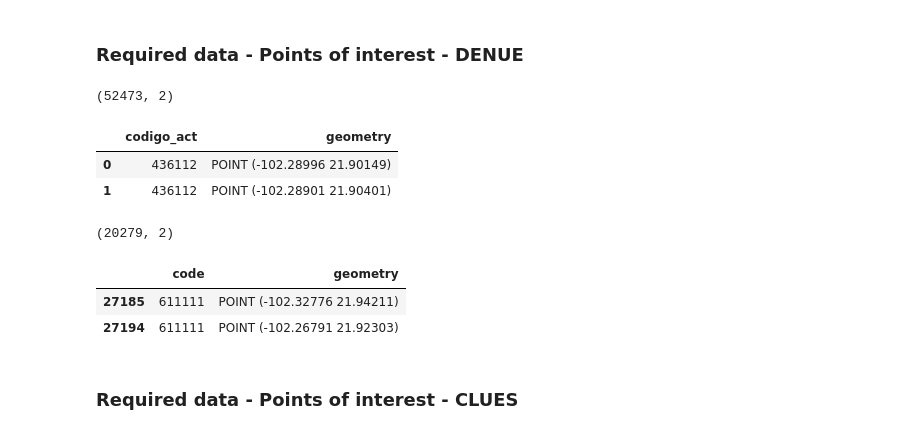
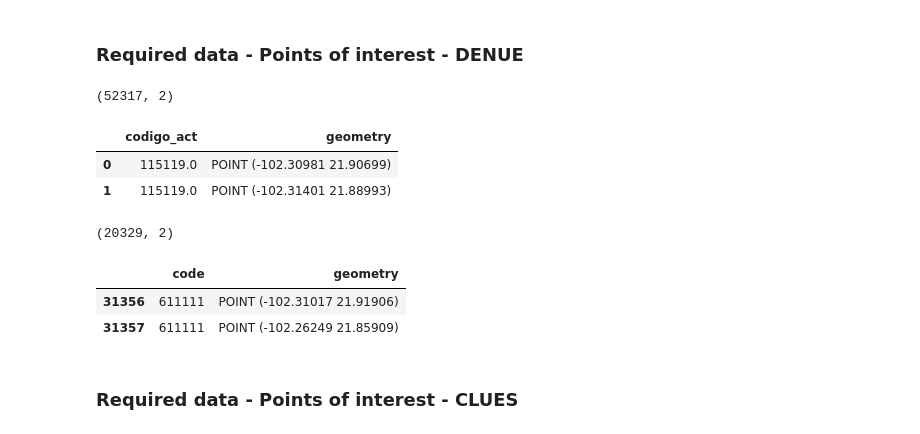
Before and after one commit to Observatorio-Ciudades/accesibilidad-urbana, a Jupyter notebook: notebooks/proximity_analysis_latam/prox_loading_osmnx 2 [Script 01_denue_to_nodes].ipynb, the cells around one changed output. Saved outputs shown, nothing was run; the diff lists cells and outputs as text; code cells hidden in the pictures.

Commit message:
proxcode_workon_distance_amenities_04

```diff
--- a/notebooks/proximity_analysis_latam/prox_loading_osmnx 2 [Script 01_denue_to_nodes].ipynb
+++ b/notebooks/proximity_analysis_latam/prox_loading_osmnx 2 [Script 01_denue_to_nodes].ipynb
@@ -103,45 +103,46 @@ poly_wkt = aoi.dissolve().geometry.to_wkt()[0]
 ### Required data - Points of interest - DENUE
 # %%
 # Creates query to download DENUE from the metropolitan area or capital
-query = f"SELECT * FROM denue.denue_2022 WHERE ST_Intersects(geometry, \'SRID=4326;{poly_wkt}\')"
+query = f"SELECT * FROM denue.denue_2020 WHERE ST_Intersects(geometry, \'SRID=4326;{poly_wkt}\')"
 denue = aup.gdf_from_query(query, geometry_col='geometry')
 
 denue = denue[['codigo_act', 'geometry']]
 
 #Show
 print(denue.shape)
 denue.head(2)
 # %% [output]
-(52473, 2)
+(52317, 2)
 |  | codigo_act | geometry |
-| 0 | 436112 | POINT (-102.28996 21.90149) |
-| 1 | 436112 | POINT (-102.28901 21.90401) |
+| 0 | 115119.0 | POINT (-102.30981 21.90699) |
+| 1 | 115119.0 | POINT (-102.31401 21.88993) |
 # %%
 # Set denue amenities of interest
-denue_amenities = {'Preescolar':[611111, 611112],
-                   'Primaria':[611121, 611122],
-                   'Secundaria':[611131, 611132],
-                   'denue_guarderias':[624411, 624412],
-                   'denue_dif':[931610],
-                   'denue_supermercado':[462111],'denue_abarrotes':[461110], 'denue_carnicerias': [461121, 461122, 461123],
-                   'denue_peluqueria':[812110],
-                   'denue_farmacias':[464111, 464112],
-                   'denue_ferreteria_tlapaleria':[467111],'denue_art_limpieza':[467115],
-                   'denue_ropa':[463211, 463212, 463213, 463215, 463216, 463218],'denue_calzado':[463310], 'denue_muebles':[466111, 466112, 466113, 466114],'denue_lavanderia':[812210],'denue_revistas_periodicos':[465313],'denue_pintura':[467113],
-                   'denue_restaurante_insitu':[722511, 722512, 722513, 722514, 722519],'denue_restaurante_llevar':[722516, 722518, 722517],'denue_bares':[722412],'denue_cafe':[722515],
-                   'denue_parque_natural':[712190],
-                   'denue_cines':[512130],'denue_museos':[712111, 712112]}
+denue_sources = {'denue_preescolar':[611111, 611112],
+                 'denue_primaria':[611121, 611122],
+                 'denue_secundaria':[611131, 611132],
+                 'denue_guarderias':[624411, 624412],
+                 'denue_dif':[931610],
+                 'denue_supermercado':[462111],'denue_abarrotes':[461110], 'denue_carnicerias': [461121, 461122, 461123],
+                 'denue_peluqueria':[812110],
+                 'denue_farmacias':[464111, 464112],
+                 'denue_ferreteria_tlapaleria':[467111],'denue_art_limpieza':[467115],
+                 'denue_ropa':[463211, 463212, 463213, 463215, 463216, 463218],'denue_calzado':[463310], 'denue_muebles':[466111, 466112, 466113, 466114],'denue_lavanderia':[812210],'denue_revistas_periodicos':[465313],'denue_pintura':[467113],
+                 'denue_restaurante_insitu':[722511, 722512, 722513, 722514, 722519],'denue_restaurante_llevar':[722516, 722518, 722517],'denue_bares':[722412],'denue_cafe':[722515],
+                 'denue_parque_natural':[712190],
+                 'denue_cines':[512130],'denue_museos':[712111, 712112]}
 
 # Iterate over denue_amenities and filter denue gdf
 denue_pois = gpd.GeoDataFrame()
 
-for amenity in denue_amenities.values():
-    for code in range(len(amenity)):
-        denue_tmp = denue.loc[denue['codigo_act'] == f'{amenity[code]}']
+for s in denue_sources:
+    for code in denue_sources[s]:
+        denue_tmp = denue.loc[denue['codigo_act'] == code]
         denue_pois = pd.concat([denue_pois,denue_tmp])
 
 # Format
 denue_pois = denue_pois.rename(columns={'codigo_act':'code'})
+denue_pois['code'] = denue_pois['code'].astype('int64')
 
 # Saves space in disk if instructed
 if save_space:
@@ -152,10 +153,10 @@ if save_space:
 print(denue_pois.shape)
 denue_pois.head(2)
 # %% [output]
-(20279, 2)
+(20329, 2)
 |  | code | geometry |
-| 27185 | 611111 | POINT (-102.32776 21.94211) |
-| 27194 | 611111 | POINT (-102.26791 21.92303) |
+| 31356 | 611111 | POINT (-102.31017 21.91906) |
+| 31357 | 611111 | POINT (-102.26249 21.85909) |
 # %% [markdown]
 ### Required data - Points of interest - CLUES
 # %%
```
Also changed, not shown: parts of 4 cells of this notebook, 1 other file.
